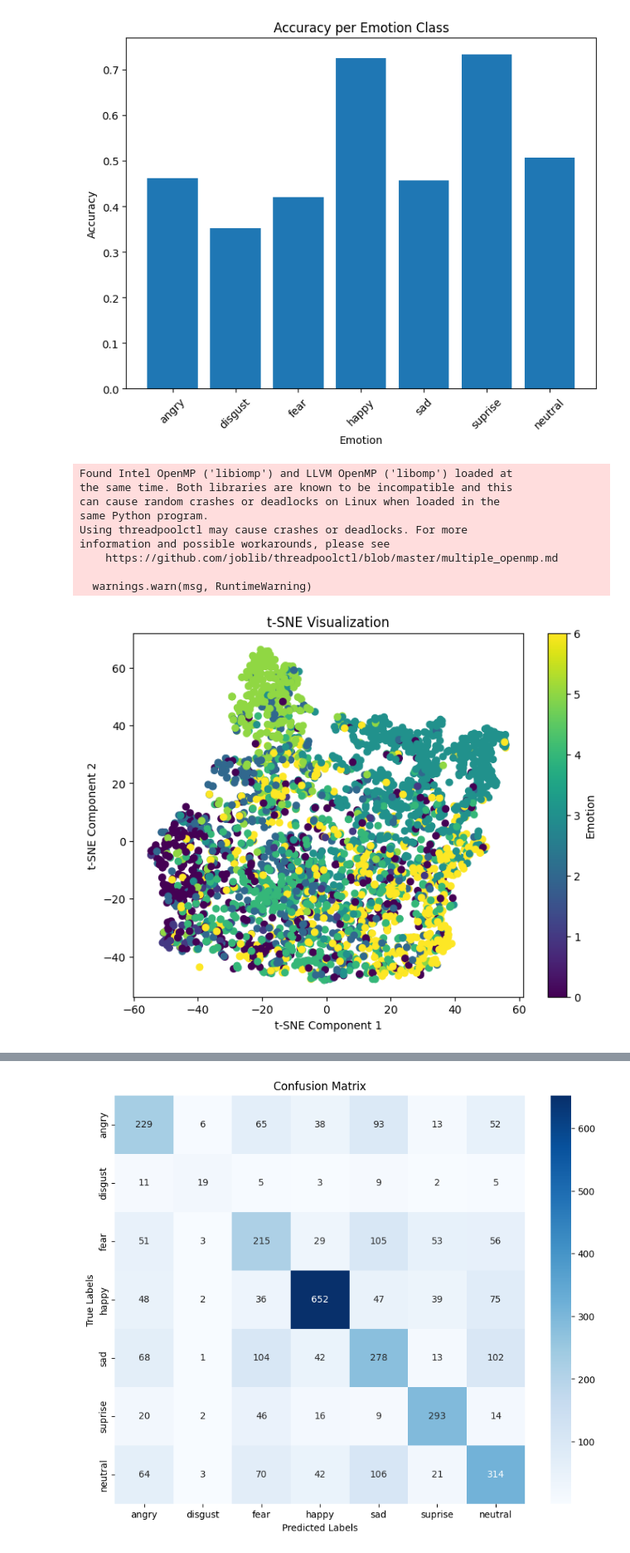
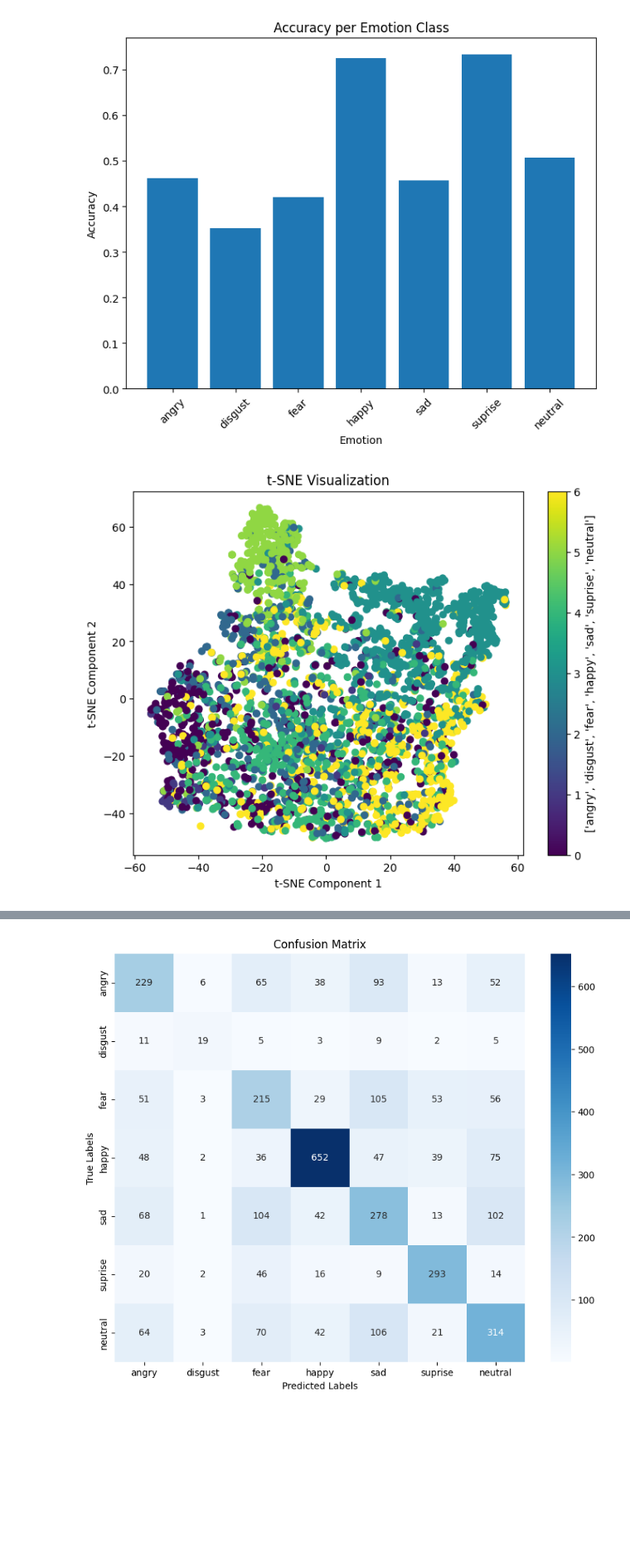
Before and after one commit to kadijaismail112/EmotionRecML, a Jupyter notebook: resnet.ipynb, the cells around one changed output, grey strips where cells are left out. Shown at 83% size. Cells and saved outputs as stored; diff of their text form; code cells hidden in the pictures; blank space fills up the shorter version.

```diff
--- a/resnet.ipynb
+++ b/resnet.ipynb
@@ -39,7 +39,7 @@ faces = np.expand_dims(faces, -1)
 emotions = data['emotion'].values
 # %%
 emotion_labels = ["angry", "disgust", "fear", "happy", "sad", "suprise", "neutral"]
-for i in range(5):
+for i in range(100):
     plt.imshow(faces[i].squeeze(), cmap='gray')
     plt.show()
 
@@ -465,37 +434,28 @@ from sklearn.decomposition import PCA
 # %%
 features = eta.numpy()
 labels = y_eval
 
-# Reduce the dimensionality of the features
-pca = PCA(n_components=2)
-pca_features = pca.fit_transform(features)
-tsne = TSNE(n_components=2, perplexity=30, random_state=42)
-tsne_features = tsne.fit_transform(features)
+# # Reduce the dimensionality of the features
+# pca = PCA(n_components=2)
+# pca_features = pca.fit_transform(features)
+# tsne = TSNE(n_components=2, perplexity=30, random_state=42)
+# tsne_features = tsne.fit_transform(features)
 
 # Visualize the t-SNE or PCA results
 plt.figure(figsize=(8, 6))
-plt.scatter(tsne_features[:, 0], tsne_features[:, 1], c=labels, cmap='viridis')
+plt.scatter(tsne_features[:, 0], tsne_features[:, 1], c=labels)
 plt.title('t-SNE Visualization')
 plt.xlabel('t-SNE Component 1')
 plt.ylabel('t-SNE Component 2')
-plt.colorbar(label='Emotion')
+plt.colorbar(label=["angry", "disgust", "fear", "happy", "sad", "suprise", "neutral"])
 plt.show()
 
-plt.figure(figsize=(8, 6))
-plt.scatter(pca_features[:, 0], pca_features[:, 1], c=labels, cmap='viridis')
-plt.title('PCA Visualization')
-plt.xlabel('PCA Component 1')
-plt.ylabel('PCA Component 2')
-plt.colorbar(label='Emotion')
+# plt.figure(figsize=(8, 6))
+# plt.scatter(pca_features[:, 0], pca_features[:, 1], c=labels)
+# plt.title('PCA Visualization')
+# plt.xlabel('PCA Component 1')
+# plt.ylabel('PCA Component 2')
+# plt.colorbar(label='Emotion')
 plt.show()
 # %% [output]
-Found Intel OpenMP ('libiomp') and LLVM OpenMP ('libomp') loaded at
-the same time. Both libraries are known to be incompatible and this
-can cause random crashes or deadlocks on Linux when loaded in the
-same Python program.
-Using threadpoolctl may cause crashes or deadlocks. For more
-information and possible workarounds, please see
-    https://github.com/joblib/threadpoolctl/blob/master/multiple_openmp.md
-
-  warnings.warn(msg, RuntimeWarning)
-[figure, old version]
+[figure, new version]
```
Also changed, not shown: parts of 5 cells of this notebook, 28 other files.
